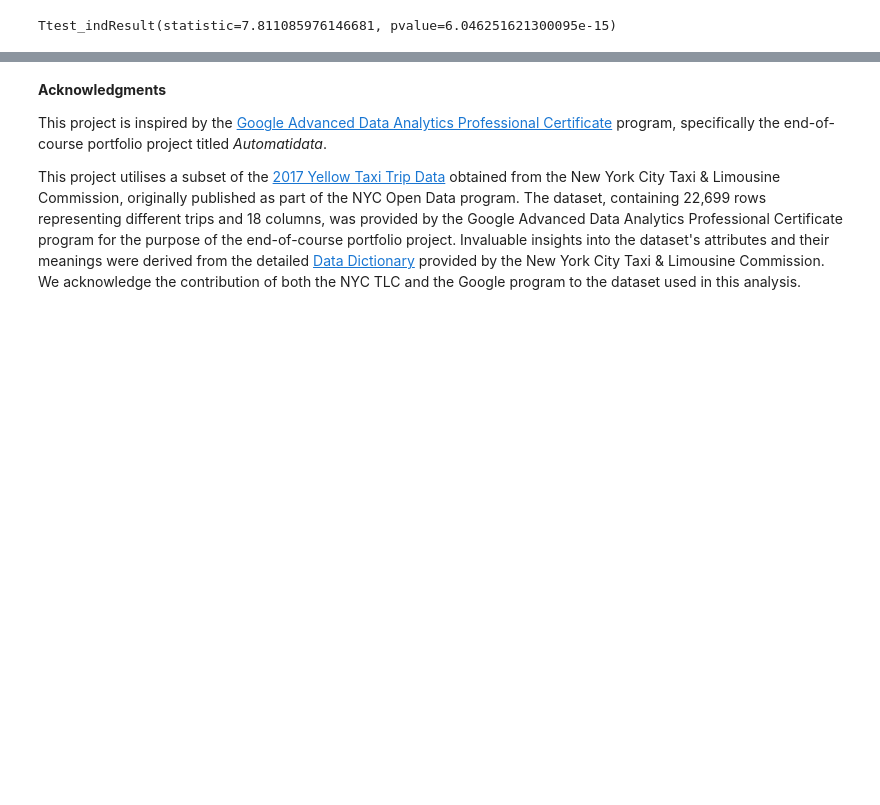
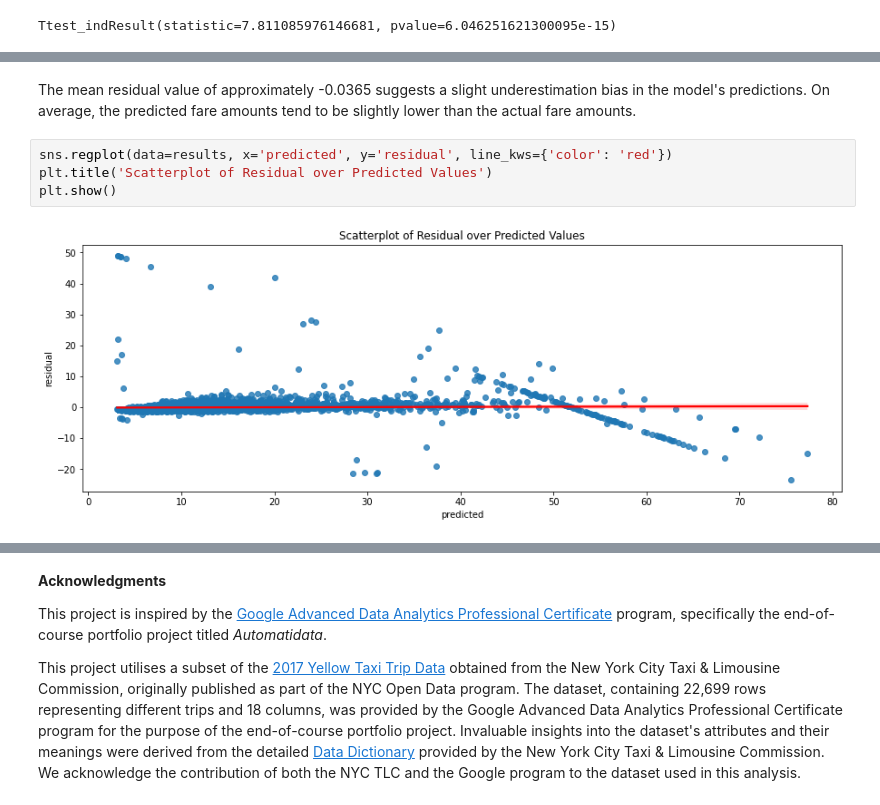
Before and after one commit to sssunri/farecast_NYC-TLC_estimation, a Jupyter notebook: fare_estimation.ipynb, the cells around one changed output, grey strips where cells are left out. Drawn from its saved outputs; the diff is of its cells as text; blank space fills up the shorter version.

Commit message:
evaluate MLR model

```diff
--- a/fare_estimation.ipynb
+++ b/fare_estimation.ipynb
@@ -1323,0 +1391,8 @@ LinearRegression()
+# %% [markdown]
+The mean residual value of approximately -0.0365 suggests a slight underestimation bias in the model's predictions. On average, the predicted fare amounts tend to be slightly lower than the actual fare amounts.
+# %%
+sns.regplot(data=results, x='predicted', y='residual', line_kws={'color': 'red'})
+plt.title('Scatterplot of Residual over Predicted Values')
+plt.show()
+# %% [output]
+[figure, added]
```
Also changed, not shown: parts of 81 cells of this notebook.
